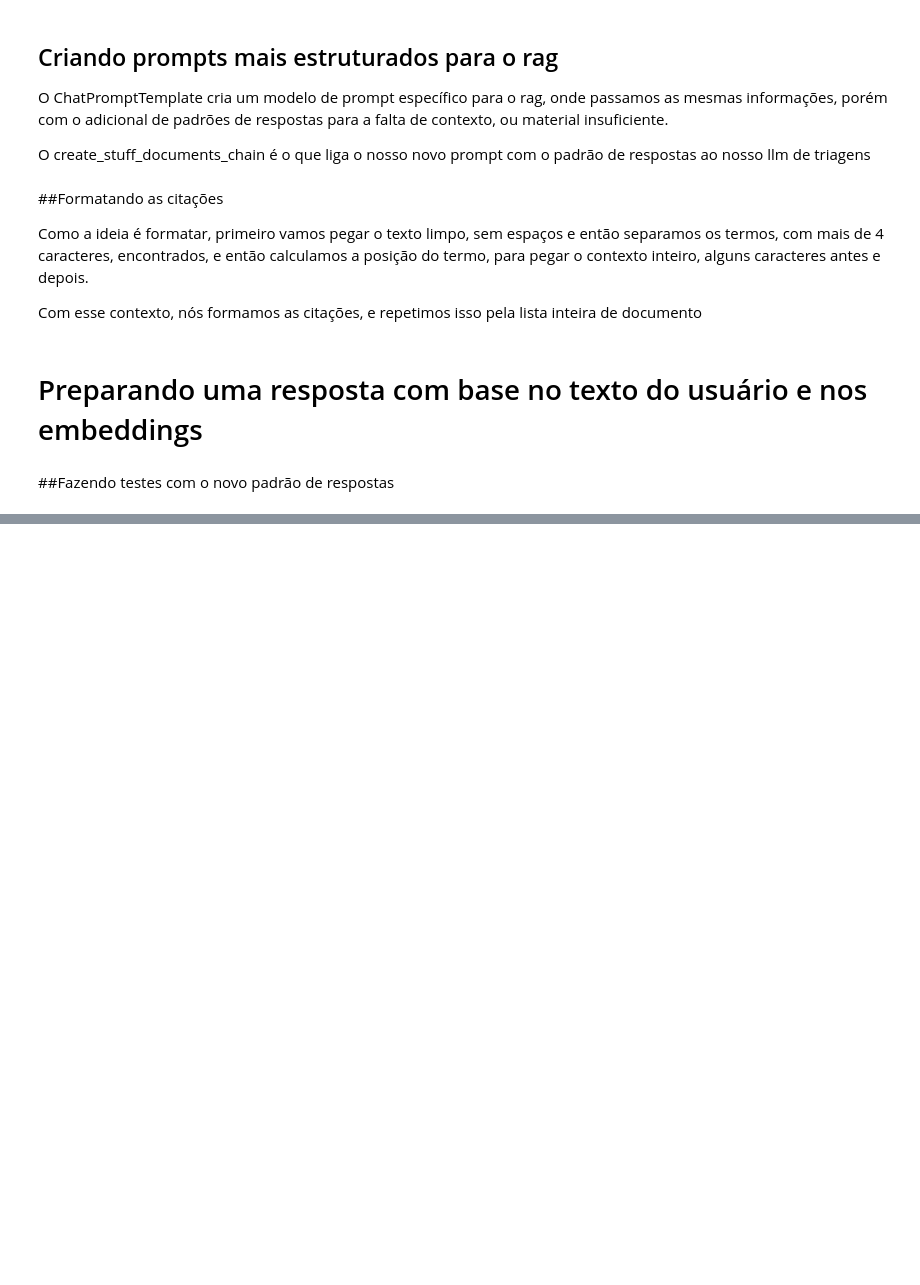
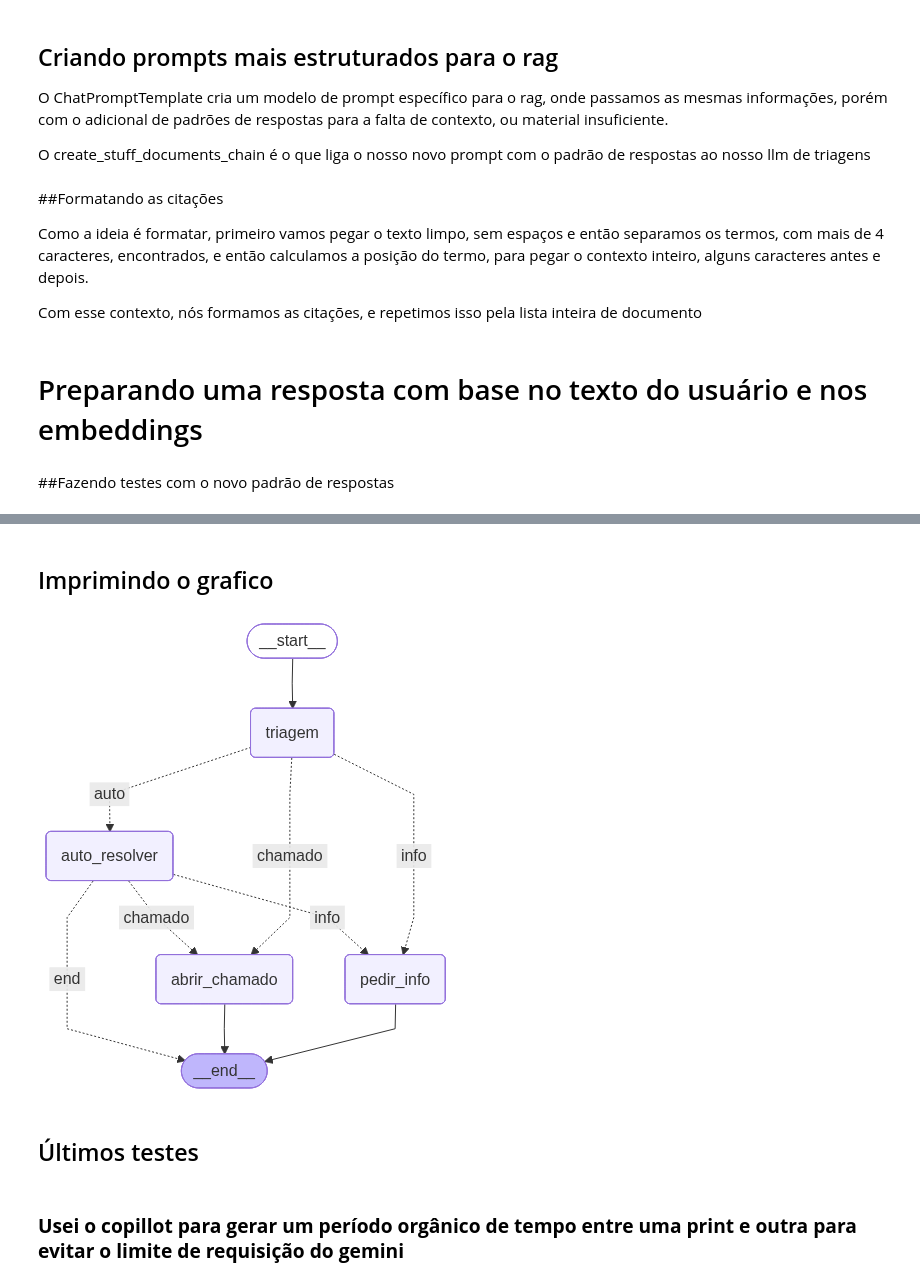
Before and after one commit to joaorafaelpm/ImersaoAgenteDeIAAlura, a Jupyter notebook: MasterClass_Python.ipynb, the cells around one changed output, grey strips where cells are left out. Cells and saved outputs as stored; diff of their text form; code cells hidden in the pictures; blank space fills up the shorter version.

```diff
--- a/MasterClass_Python.ipynb
+++ b/MasterClass_Python.ipynb
@@ -427,0 +458,6 @@ Resposta: Não sei.
+# %%
+def node_triagem (state : AgentState) -> AgentState :
+  print("Executando o nó de triagem")
+  # Isso chama o método de triagem que a gente definiu antes, ele avalia a menssagem e retorna um dicionário parecido com isso:
+  # Resposta:{'decisao': 'AUTO_RESOLVER', 'urgencia': 'BAIXA', 'campos_faltantes': []}
+  return {"triagem" : triagem(state.get("pergunta"))}
@@ -427,0 +556,43 @@ Resposta: Não sei.
+# %%
+from langgraph.graph import StateGraph , START , END
+
+# O StateGraph vai respeitar o nosso AgentState (essa é o modelo dele)
+workflow = StateGraph(AgentState)
+
+# Adicionando os nós
+workflow.add_node("triagem" , node_triagem)
+workflow.add_node("auto_resolver" , node_auto_resolver)
+workflow.add_node("pedir_info" , node_pedir_info)
+workflow.add_node("abrir_chamado" , node_abrir_chamado)
+
+workflow.add_edge(START , "triagem")
+
+# Adicionando os nós com as ramificações/saídas personalizadas
+workflow.add_conditional_edges("triagem" , decidir_pos_triagem , {
+    "auto" : "auto_resolver",
+    "info" : "pedir_info",
+    "chamado" : "abrir_chamado"
+})
+workflow.add_conditional_edges("auto_resolver" , decidir_pos_auto_resolver , {
+    "info" : "pedir_info",
+    "chamado" : "abrir_chamado" ,
+    "end" : END
+})
+
+# Adicionando os nós que definem o fim
+workflow.add_edge("pedir_info" , END)
+workflow.add_edge("abrir_chamado" , END)
+
+grafo = workflow.compile()
+# %% [markdown]
+## Imprimindo o grafico
+# %%
+from IPython.display import display , Image
+
+graph_bytes = grafo.get_graph().draw_mermaid_png()
+
+display(Image(graph_bytes))
+# %% [output]
+[figure, added]
+# %% [markdown]
+## Últimos testes
@@ -427,0 +607,2 @@ Resposta: Não sei.
+# %% [markdown]
+### **Usei o copillot para gerar um período orgânico de tempo entre uma print e outra para evitar o limite de requisição do gemini**
```
Also changed, not shown: parts of 17 cells of this notebook.
